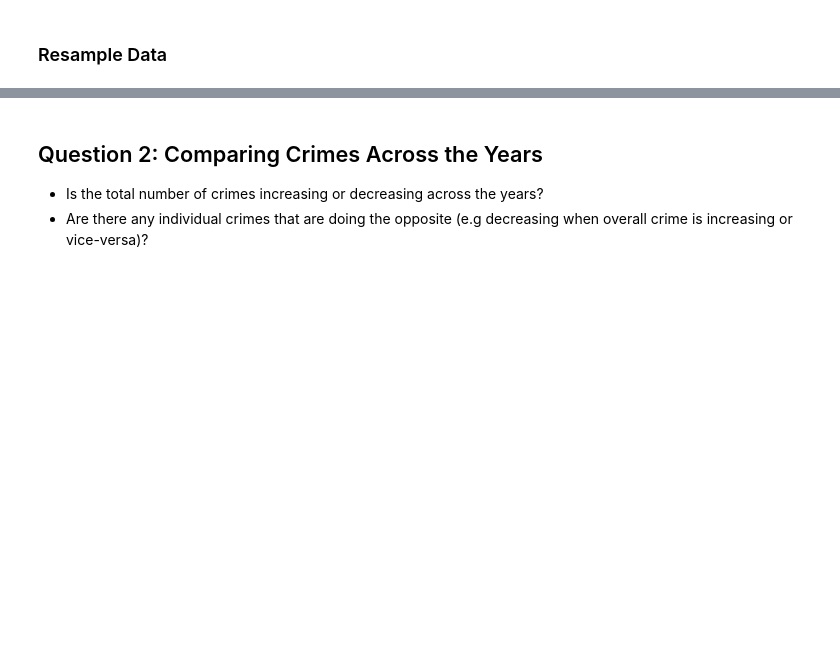
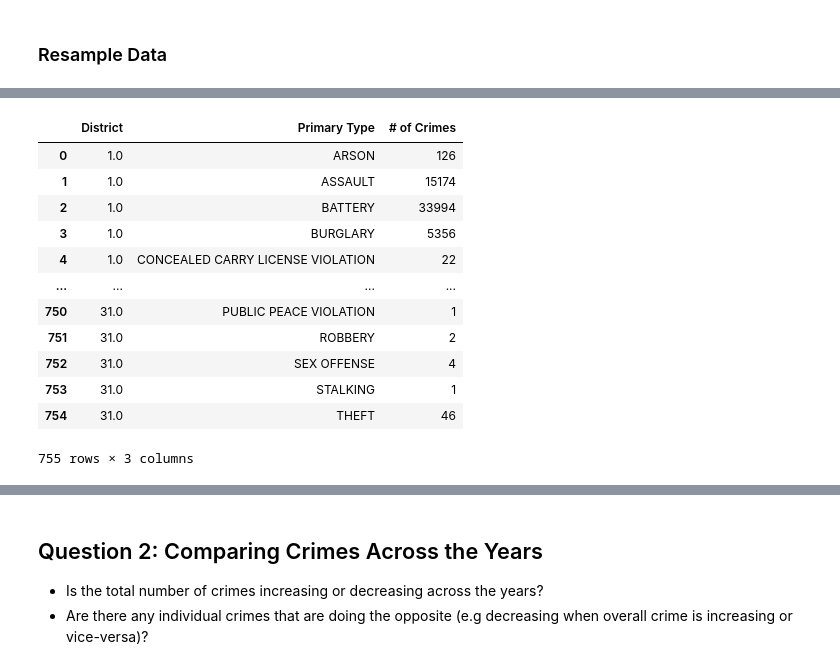
Before and after one commit to krisbarbier/Project-4, a Jupyter notebook: Project 4, Part 1.ipynb, the cells around one changed output, grey strips where cells are left out. Cells and saved outputs as stored; diff of their text form; code cells hidden in the pictures; blank space fills up the shorter version.

```diff
--- a/Project 4, Part 1.ipynb
+++ b/Project 4, Part 1.ipynb
@@ -377,0 +298,19 @@ Name: District, Length: 755, dtype: int64
+# %%
+#Group district and primary type
+districts = df_ts.groupby('District')['Primary Type'].value_counts().sort_index()
+df_districts = districts.to_frame('# of Crimes').reset_index()
+df_districts
+# %% [output]
+|  | District | Primary Type | # of Crimes |
+| 0 | 1.0 | ARSON | 126 |
+| 1 | 1.0 | ASSAULT | 15174 |
+| 2 | 1.0 | BATTERY | 33994 |
+| 3 | 1.0 | BURGLARY | 5356 |
+| 4 | 1.0 | CONCEALED CARRY LICENSE VIOLATION | 22 |
+| ... | ... | ... | ... |
+| 750 | 31.0 | PUBLIC PEACE VIOLATION | 1 |
+| 751 | 31.0 | ROBBERY | 2 |
+| 752 | 31.0 | SEX OFFENSE | 4 |
+| 753 | 31.0 | STALKING | 1 |
+| 754 | 31.0 | THEFT | 46 |
+755 rows × 3 columns
```
Also changed, not shown: parts of 18 cells of this notebook.
